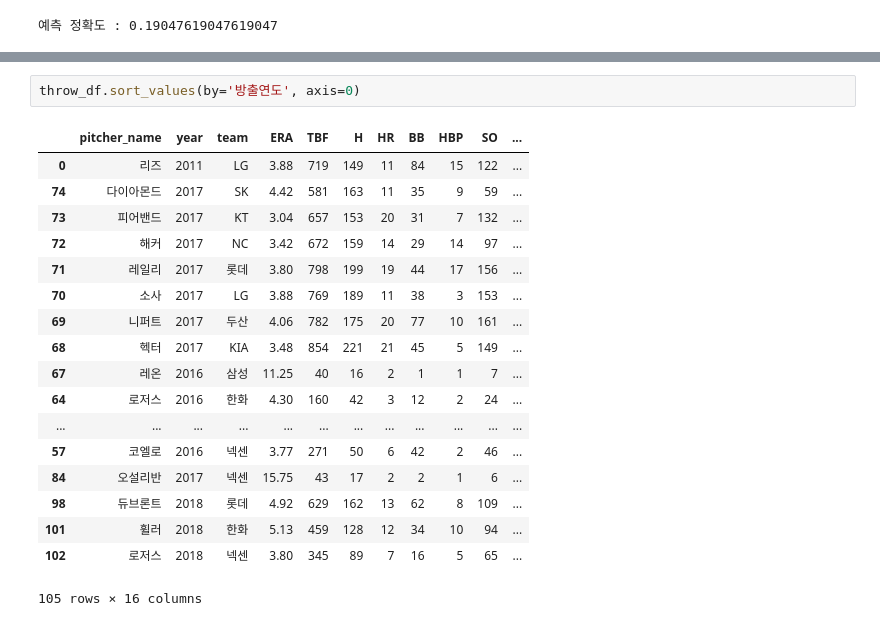
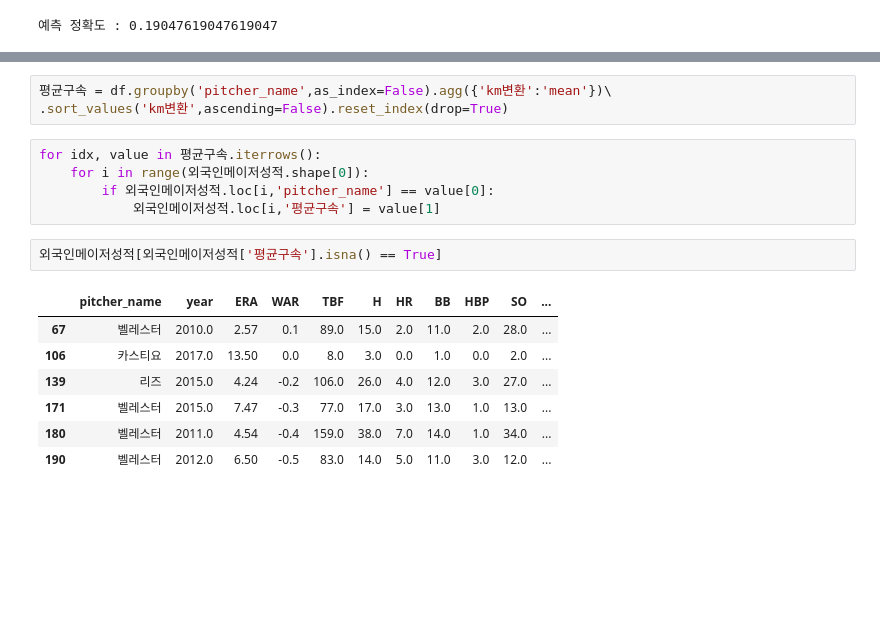
Before and after one commit to sc303030/DataAnalysisStudy, a Jupyter notebook: gyeonghyeon_baseball_01/baseball_2.ipynb, the cells around one changed output, grey strips where cells are left out. Saved outputs shown, nothing was run; the diff lists cells and outputs as text; blank space fills up the shorter version.

```diff
--- a/gyeonghyeon_baseball_01/baseball_2.ipynb
+++ b/gyeonghyeon_baseball_01/baseball_2.ipynb
@@ -164,21 +145,18 @@ throw_df.fillna(0)
-# %%
-throw_df.sort_values(by='방출연도', axis=0)
-# %% [output]
-|  | pitcher_name | year | team | ERA | TBF | H | HR | BB | HBP | SO | ... |
-| 0 | 리즈 | 2011 | LG | 3.88 | 719 | 149 | 11 | 84 | 15 | 122 | ... |
-| 74 | 다이아몬드 | 2017 | SK | 4.42 | 581 | 163 | 11 | 35 | 9 | 59 | ... |
-| 73 | 피어밴드 | 2017 | KT | 3.04 | 657 | 153 | 20 | 31 | 7 | 132 | ... |
-| 72 | 해커 | 2017 | NC | 3.42 | 672 | 159 | 14 | 29 | 14 | 97 | ... |
-| 71 | 레일리 | 2017 | 롯데 | 3.80 | 798 | 199 | 19 | 44 | 17 | 156 | ... |
-| 70 | 소사 | 2017 | LG | 3.88 | 769 | 189 | 11 | 38 | 3 | 153 | ... |
-| 69 | 니퍼트 | 2017 | 두산 | 4.06 | 782 | 175 | 20 | 77 | 10 | 161 | ... |
-| 68 | 헥터 | 2017 | KIA | 3.48 | 854 | 221 | 21 | 45 | 5 | 149 | ... |
-| 67 | 레온 | 2016 | 삼성 | 11.25 | 40 | 16 | 2 | 1 | 1 | 7 | ... |
-| 64 | 로저스 | 2016 | 한화 | 4.30 | 160 | 42 | 3 | 12 | 2 | 24 | ... |
-| ... | ... | ... | ... | ... | ... | ... | ... | ... | ... | ... | ... |
-| 57 | 코엘로 | 2016 | 넥센 | 3.77 | 271 | 50 | 6 | 42 | 2 | 46 | ... |
-| 84 | 오설리반 | 2017 | 넥센 | 15.75 | 43 | 17 | 2 | 2 | 1 | 6 | ... |
-| 98 | 듀브론트 | 2018 | 롯데 | 4.92 | 629 | 162 | 13 | 62 | 8 | 109 | ... |
-| 101 | 휠러 | 2018 | 한화 | 5.13 | 459 | 128 | 12 | 34 | 10 | 94 | ... |
-| 102 | 로저스 | 2018 | 넥센 | 3.80 | 345 | 89 | 7 | 16 | 5 | 65 | ... |
-105 rows × 16 columns
+# %%
+평균구속 = df.groupby('pitcher_name',as_index=False).agg({'km변환':'mean'})\
+.sort_values('km변환',ascending=False).reset_index(drop=True)
+# %%
+for idx, value in 평균구속.iterrows():
+    for i in range(외국인메이저성적.shape[0]):
+        if 외국인메이저성적.loc[i,'pitcher_name'] == value[0]:
+            외국인메이저성적.loc[i,'평균구속'] = value[1]
+# %%
+외국인메이저성적[외국인메이저성적['평균구속'].isna() == True]
+# %% [output]
+|  | pitcher_name | year | ERA | WAR | TBF | H | HR | BB | HBP | SO | ... |
+| 67 | 벨레스터 | 2010.0 | 2.57 | 0.1 | 89.0 | 15.0 | 2.0 | 11.0 | 2.0 | 28.0 | ... |
+| 106 | 카스티요 | 2017.0 | 13.50 | 0.0 | 8.0 | 3.0 | 0.0 | 1.0 | 0.0 | 2.0 | ... |
+| 139 | 리즈 | 2015.0 | 4.24 | -0.2 | 106.0 | 26.0 | 4.0 | 12.0 | 3.0 | 27.0 | ... |
+| 171 | 벨레스터 | 2015.0 | 7.47 | -0.3 | 77.0 | 17.0 | 3.0 | 13.0 | 1.0 | 13.0 | ... |
+| 180 | 벨레스터 | 2011.0 | 4.54 | -0.4 | 159.0 | 38.0 | 7.0 | 14.0 | 1.0 | 34.0 | ... |
+| 190 | 벨레스터 | 2012.0 | 6.50 | -0.5 | 83.0 | 14.0 | 5.0 | 11.0 | 3.0 | 12.0 | ... |
```
Also changed, not shown: parts of 5 cells of this notebook, 1 other file.
